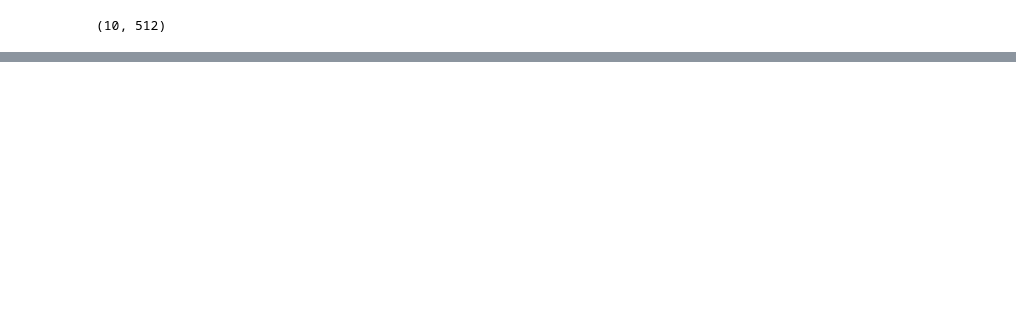
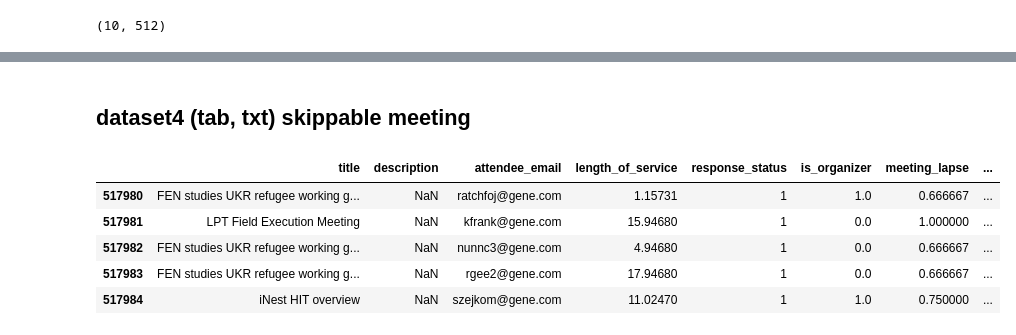
Before and after one commit to wjlgatech/fastai_multimodal, a Jupyter notebook: nbs/fastai_multimodal.ipynb, the cells around one changed output, grey strips where cells are left out. Saved outputs shown, nothing was run; the diff lists cells and outputs as text; code cells hidden in the pictures; blank space fills up the shorter version.

```diff
--- a/nbs/fastai_multimodal.ipynb
+++ b/nbs/fastai_multimodal.ipynb
@@ -3602,0 +2925,13 @@ NameError: ignored
+# %% [markdown]
+## dataset4 (tab, txt) skippable meeting
+# %%
+df = pd.read_csv(data_path+'iu_2022_101_325.csv', index_col=0)
+label_col = 'response_status'
+df.tail()
+# %% [output]
+|  | title | description | attendee_email | length_of_service | response_status | is_organizer | meeting_lapse | ... |
+| 517980 | FEN studies UKR refugee working g... | NaN | ratchfoj@gene.com | 1.15731 | 1 | 1.0 | 0.666667 | ... |
+| 517981 | LPT Field Execution Meeting | NaN | kfrank@gene.com | 15.94680 | 1 | 0.0 | 1.000000 | ... |
+| 517982 | FEN studies UKR refugee working g... | NaN | nunnc3@gene.com | 4.94680 | 1 | 0.0 | 0.666667 | ... |
+| 517983 | FEN studies UKR refugee working g... | NaN | rgee2@gene.com | 17.94680 | 1 | 0.0 | 0.666667 | ... |
+| 517984 | iNest HIT overview | NaN | szejkom@gene.com | 11.02470 | 1 | 1.0 | 0.750000 | ... |
```
Also changed, not shown: parts of 289 cells of this notebook.
